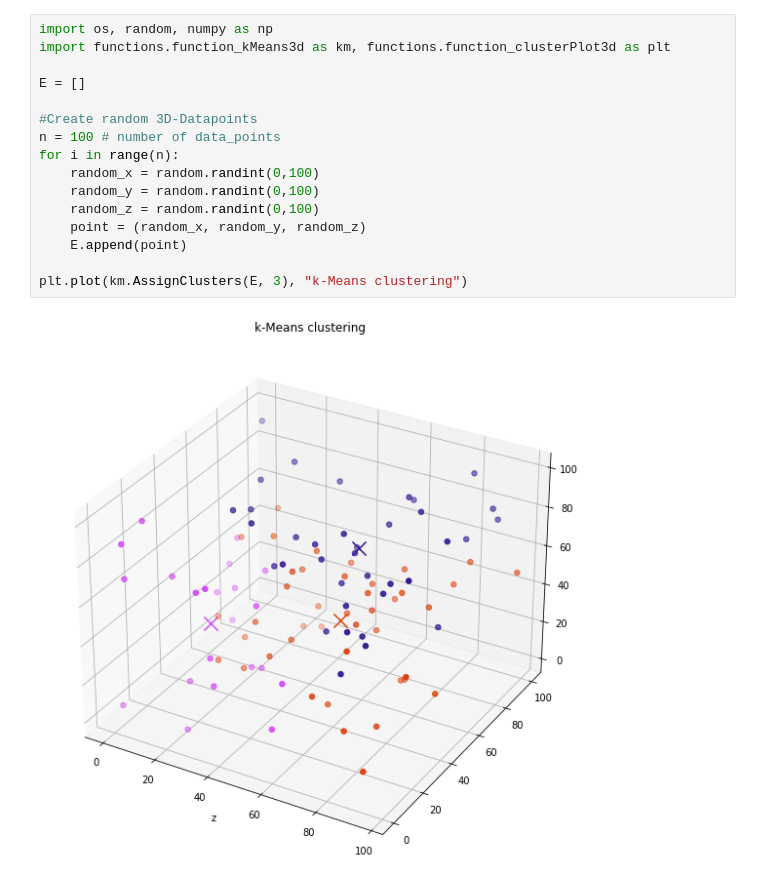
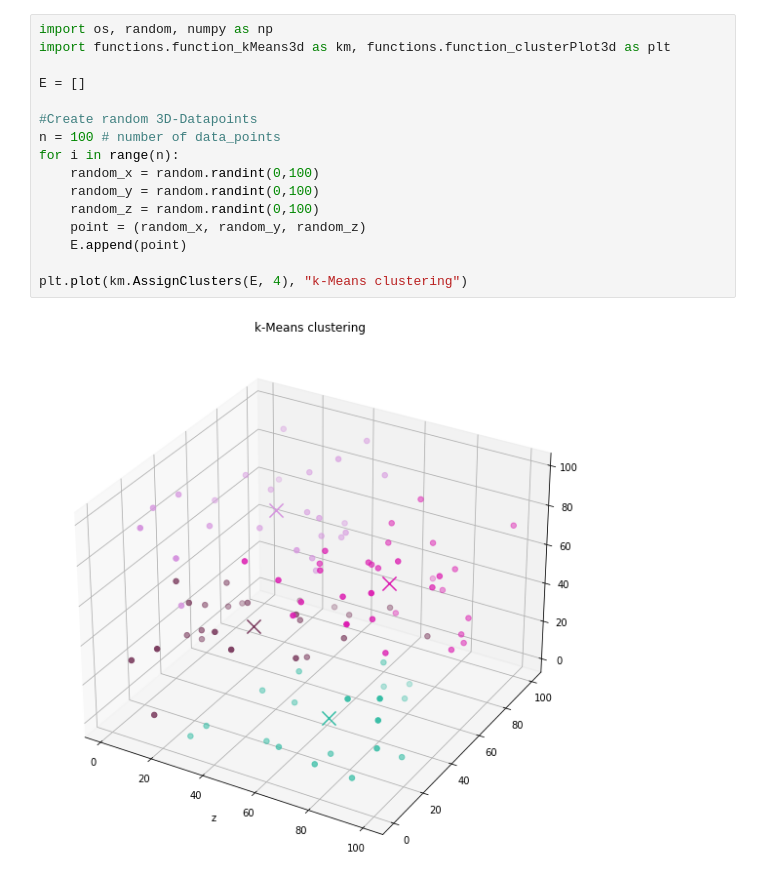
Before and after one commit to DKoflerGIT/DS_Clustering, a Jupyter notebook: main.ipynb, the cells around one changed output. Drawn from its saved outputs; the diff is of its cells as text.

```diff
--- a/main.ipynb
+++ b/main.ipynb
@@ -1,18 +1,18 @@
 # %%
 import os, random, numpy as np
 import functions.function_kMeans3d as km, functions.function_clusterPlot3d as plt
 
 E = []
 
 #Create random 3D-Datapoints
 n = 100 # number of data_points
 for i in range(n):
     random_x = random.randint(0,100)
     random_y = random.randint(0,100)
     random_z = random.randint(0,100)
     point = (random_x, random_y, random_z)
     E.append(point)
 
-plt.plot(km.AssignClusters(E, 3), "k-Means clustering")
+plt.plot(km.AssignClusters(E, 4), "k-Means clustering")
 # %% [output]
-[figure, old version]
+[figure, new version]
```
Also changed, not shown: 2 other files.
